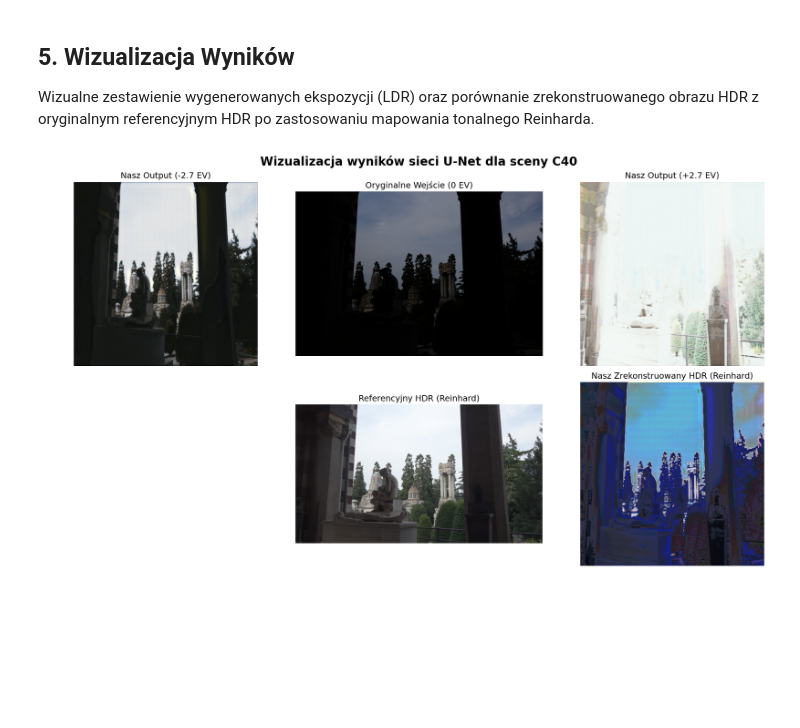
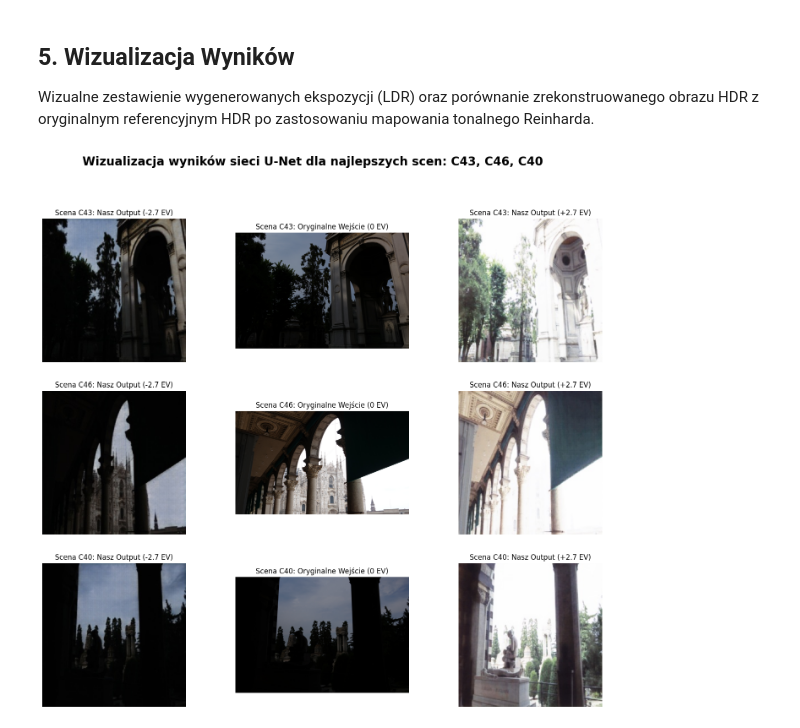
Before and after one commit to Yibux/SIGK-projects, a Jupyter notebook: 2/docs/docs.ipynb, the cells around one changed output. Drawn from its saved outputs; the diff is of its cells as text; code cells hidden in the pictures; blank space fills up the shorter version.

```diff
--- a/2/docs/docs.ipynb
+++ b/2/docs/docs.ipynb
@@ -82,56 +107,83 @@ Wizualne zestawienie wygenerowanych ekspozycji (LDR) oraz porównanie zrekonstru
 # %%
 import matplotlib.pyplot as plt
 import cv2
 import os
 from utils import read_hdr, tone_map_reinhard
 from constants import DATASET_ROOT, HDR_ORIGINAL_ROOT, OUTPUT_DIR_PATH
 
-SCENE_TO_VISUALIZE = "C40"
+SCENES_TO_VISUALIZE = ["C43", "C46", "C40"]  # Wybrane najlepsze sceny na podstawie średniego PSNR
+OUTPUT_DIR_PATH_N = os.path.abspath(OUTPUT_DIR_PATH + "/run_L1_VGG_256x256_E200_LR0.0001")
 
 try:
-    ldr_paths = sorted(os.listdir(os.path.join(DATASET_ROOT, SCENE_TO_VISUALIZE)))
-    ldr_paths = [f for f in ldr_paths if f.lower().endswith('.jpg')]
-    img_mid = cv2.cvtColor(cv2.imread(os.path.join(DATASET_ROOT, SCENE_TO_VISUALIZE, ldr_paths[len(ldr_paths)//2])), cv2.COLOR_BGR2RGB)
+    fig, axes = plt.subplots(3, 3, figsize=(18, 15))
+    fig.suptitle("Wizualizacja wyników sieci U-Net dla najlepszych scen: C43, C46, C40", fontsize=20, fontweight='bold')
 
-    scene_output_dir = os.path.join(OUTPUT_DIR_PATH, SCENE_TO_VISUALIZE)
-    img_under_gen = cv2.cvtColor(cv2.imread(os.path.join(scene_output_dir, "gen_under.jpg")), cv2.COLOR_BGR2RGB)
-    img_over_gen = cv2.cvtColor(cv2.imread(os.path.join(scene_output_dir, "gen_over.jpg")), cv2.COLOR_BGR2RGB)
+    for i, scene in enumerate(SCENES_TO_VISUALIZE):
+        ldr_paths = sorted(os.listdir(os.path.join(DATASET_ROOT, scene)))
+        ldr_paths = [f for f in ldr_paths if f.lower().endswith('.jpg')]
+        img_mid = cv2.cvtColor(cv2.imread(os.path.join(DATASET_ROOT, scene, ldr_paths[len(ldr_paths)//2])), cv2.COLOR_BGR2RGB)
 
-    orig_hdr_path = os.path.join(HDR_ORIGINAL_ROOT, f"{SCENE_TO_VISUALIZE}_HDR.hdr")
-    if not os.path.exists(orig_hdr_path):
-        orig_hdr_path = os.path.join(HDR_ORIGINAL_ROOT, f"{SCENE_TO_VISUALIZE}.hdr")
+        scene_output_dir = os.path.join(OUTPUT_DIR_PATH_N, scene)
+        img_under_gen = cv2.cvtColor(cv2.imread(os.path.join(scene_output_dir, "gen_under.jpg")), cv2.COLOR_BGR2RGB)
+        img_over_gen = cv2.cvtColor(cv2.imread(os.path.join(scene_output_dir, "gen_over.jpg")), cv2.COLOR_BGR2RGB)
 
-    orig_hdr = read_hdr(orig_hdr_path)
-    orig_hdr_tm = tone_map_reinhard(orig_hdr)
+        orig_hdr_path = os.path.join(HDR_ORIGINAL_ROOT, f"{scene}_HDR.hdr")
+        if not os.path.exists(orig_hdr_path):
+            orig_hdr_path = os.path.join(HDR_ORIGINAL_ROOT, f"{scene}.hdr")
 
-    gen_hdr_path = os.path.join(scene_output_dir, "gen_hdr.hdr")
-    gen_hdr = read_hdr(gen_hdr_path)
-    gen_hdr_tm = tone_map_reinhard(gen_hdr)
+        orig_hdr = read_hdr(orig_hdr_path)
+        orig_hdr_tm = tone_map_reinhard(orig_hdr)
 
-    fig, axes = plt.subplots(2, 3, figsize=(18, 10))
-    fig.suptitle(f"Wizualizacja wyników sieci U-Net dla sceny {SCENE_TO_VISUALIZE}", fontsize=20, fontweight='bold')
+        gen_hdr_path = os.path.join(scene_output_dir, "gen_hdr.hdr")
+        gen_hdr = read_hdr(gen_hdr_path)
+        gen_hdr_tm = tone_map_reinhard(gen_hdr)
 
-    axes[0, 0].imshow(img_under_gen)
-    axes[0, 0].set_title("Nasz Output (-2.7 EV)", fontsize=14); axes[0, 0].axis('off')
+        axes[i, 0].imshow(img_under_gen)
+        axes[i, 0].set_title(f"Scena {scene}: Nasz Output (-2.7 EV)", fontsize=12); axes[i, 0].axis('off')
 
-    axes[0, 1].imshow(img_mid)
-    axes[0, 1].set_title("Oryginalne Wejście (0 EV)", fontsize=14); axes[0, 1].axis('off')
+        axes[i, 1].imshow(img_mid)
+        axes[i, 1].set_title(f"Scena {scene}: Oryginalne Wejście (0 EV)", fontsize=12); axes[i, 1].axis('off')
 
-    axes[0, 2].imshow(img_over_gen)
-    axes[0, 2].set_title("Nasz Output (+2.7 EV)", fontsize=14); axes[0, 2].axis('off')
+        axes[i, 2].imshow(img_over_gen)
+        axes[i, 2].set_title(f"Scena {scene}: Nasz Output (+2.7 EV)", fontsize=12); axes[i, 2].axis('off')
 
-    axes[1, 0].axis('off')
+        # Dla HDR - drugi wiersz był pusty, więc dodajemy w osobnym miejscu lub rozszerzamy
+        # Ponieważ mamy 3x3, dla HDR możemy dodać poniżej lub osobno, ale dla uproszczenia, dodajmy w nowym subplots
 
-    axes[1, 1].imshow(orig_hdr_tm)
-    axes[1, 1].set_title("Referencyjny HDR (Reinhard)", fontsize=14); axes[1, 1].axis('off')
+    # Dodatkowy subplot dla HDR porównania - ale aby uprościć, zrób osobną figurę lub rozszerz
+    # Dla każdej sceny dodajmy porównanie HDR w osobnej linii, ale matplotlib nie pozwala na więcej niż 3 kolumny łatwo.
+    # Alternatywnie, zrób dwie figury: jedną dla LDR, drugą dla HDR.
 
-    axes[1, 2].imshow(gen_hdr_tm)
-    axes[1, 2].set_title("Nasz Zrekonstruowany HDR (Reinhard)", fontsize=14); axes[1, 2].axis('off')
+    fig2, axes2 = plt.subplots(3, 2, figsize=(12, 15))
+    fig2.suptitle("Porównanie HDR dla najlepszych scen: C43, C46, C40", fontsize=20, fontweight='bold')
+
+    for i, scene in enumerate(SCENES_TO_VISUALIZE):
+        scene_output_dir = os.path.join(OUTPUT_DIR_PATH_N, scene)
+
+        orig_hdr_path = os.path.join(HDR_ORIGINAL_ROOT, f"{scene}_HDR.hdr")
+        if not os.path.exists(orig_hdr_path):
+            orig_hdr_path = os.path.join(HDR_ORIGINAL_ROOT, f"{scene}.hdr")
+
+        orig_hdr = read_hdr(orig_hdr_path)
+        orig_hdr_tm = tone_map_reinhard(orig_hdr)
+
+        gen_hdr_path = os.path.join(scene_output_dir, "gen_hdr.hdr")
+        gen_hdr = read_hdr(gen_hdr_path)
+        gen_hdr_tm = tone_map_reinhard(gen_hdr)
+
+        axes2[i, 0].imshow(orig_hdr_tm)
+        axes2[i, 0].set_title(f"Scena {scene}: Referencyjny HDR (Reinhard)", fontsize=12); axes2[i, 0].axis('off')
+
+        axes2[i, 1].imshow(gen_hdr_tm)
+        axes2[i, 1].set_title(f"Scena {scene}: Nasz Zrekonstruowany HDR (Reinhard)", fontsize=12); axes2[i, 1].axis('off')
 
     plt.tight_layout()
     plt.show()
 
+    fig.tight_layout()
+    plt.show()
+
 except Exception as e:
     print(f"Błąd wizualizacji: {e}")
 # %% [output]
-[figure, old version]
+[figure, new version]
```
Also changed, not shown: parts of 3 cells of this notebook, 20 other files.
